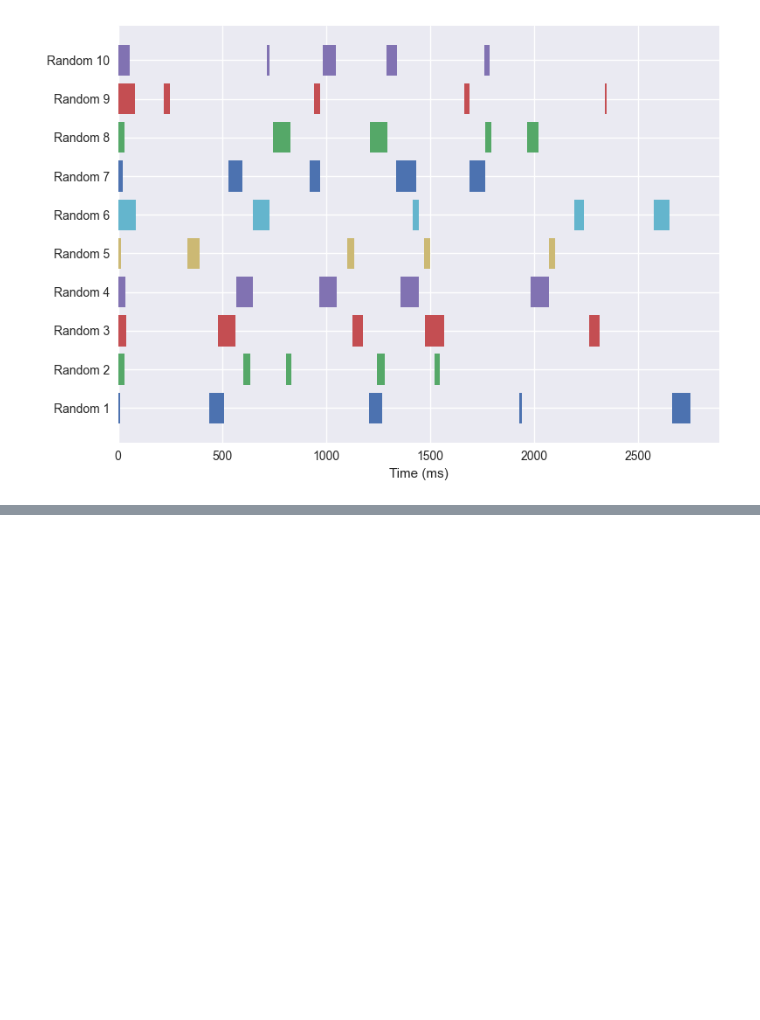
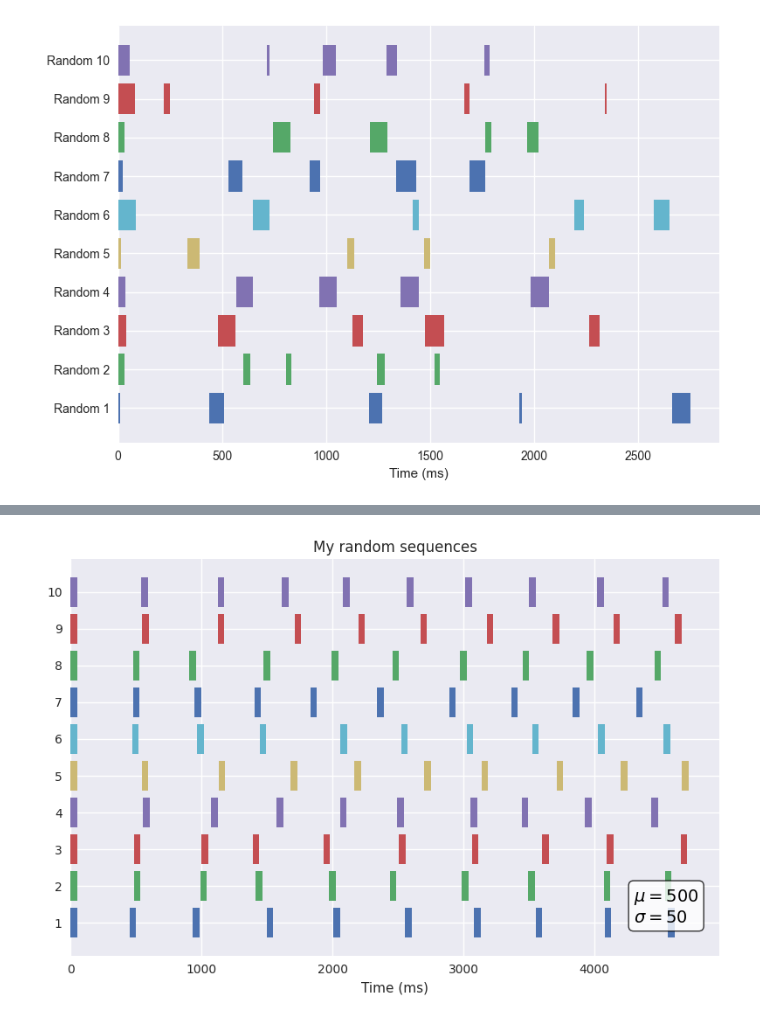
Before and after one commit to Jellevanderwerff/thebeat, a Jupyter notebook: docs/build/doctrees/nbsphinx/examples/snippets/plot_multiple_sequences.ipynb, the cells around one changed output, grey strips where cells are left out. Cells and saved outputs as stored; diff of their text form; code cells hidden in the pictures; blank space fills up the shorter version.

```diff
--- a/docs/build/doctrees/nbsphinx/examples/snippets/plot_multiple_sequences.ipynb
+++ b/docs/build/doctrees/nbsphinx/examples/snippets/plot_multiple_sequences.ipynb
@@ -71,0 +81,20 @@ plot_multiple_sequences(stimseqs, sequence_names=sequence_names);
+# %%
+import matplotlib.pyplot as plt
+
+# Generate random sequences (use a generator with a seed so you get the same results as us)
+rng = np.random.default_rng(seed=123)
+seqs = [Sequence.generate_random_normal(n=10, mu=500, sigma=50, rng=rng) for _ in range(10)]
+
+# Use the Sequence.plot() method
+fig, ax = plot_multiple_sequences(seqs,
+                                  title='My random sequences',
+                                  suppress_display=True)
+
+# Add in some text with a box around it
+box_properties = dict(boxstyle='round', facecolor='white', alpha=0.8)
+ax.text(4300, 0.01, s="$\mu = 500$\n$\sigma = 50$", bbox=box_properties, fontsize=14)
+
+# Show
+plt.show();
+# %% [output]
+[figure, added]
```
Also changed, not shown: parts of 1 cell of this notebook, 9 other files.
